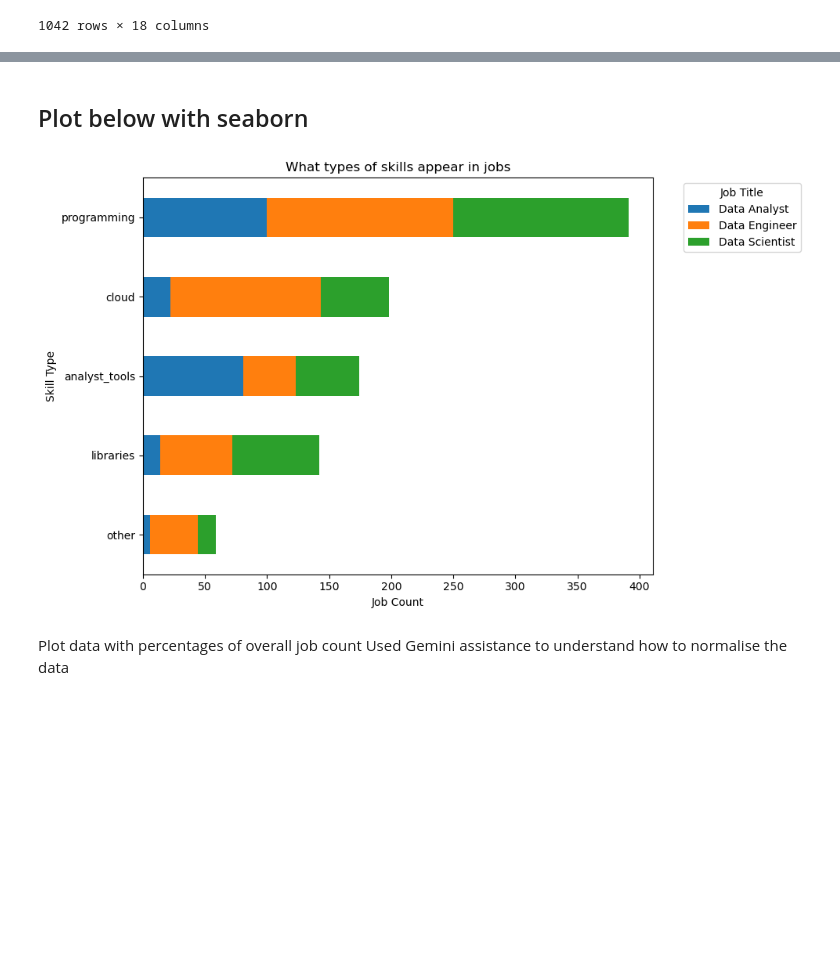
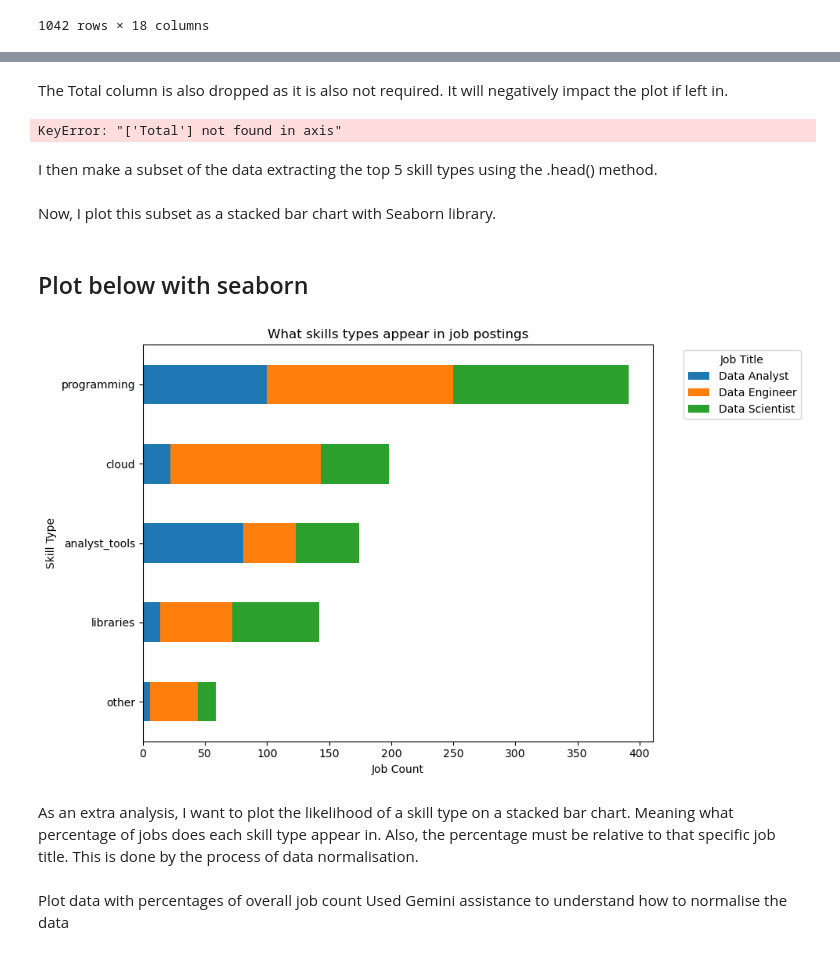
Before and after one commit to Mizan95/Project_Data_Analysis, a Jupyter notebook: 6_Best_Skill_Types.ipynb, the cells around one changed output, grey strips where cells are left out. Saved outputs shown, nothing was run; the diff lists cells and outputs as text; code cells hidden in the pictures; blank space fills up the shorter version.

Commit message:
Continue walkthrough text in 6_Best_skill_types Split 6 step dictionary explosion process into individual cells

```diff
--- a/6_Best_Skill_Types.ipynb
+++ b/6_Best_Skill_Types.ipynb
@@ -156,45 +287,38 @@ df_filtered
+# %% [markdown]
+The Total column is also dropped as it is also not required. It will negatively impact the plot if left in.
+# %%
+skills_job_pivot = skills_job_pivot.drop("Total", axis=1)
+
+skills_job_pivot
+# %% [output]
+KeyError: "['Total'] not found in axis"
+# %% [markdown]
+I then make a subset of the data extracting the top 5 skill types using the .head() method.
+# %%
+skills_job_pivot_plot_data = skills_job_pivot.head(5)
+# %% [markdown]
+Now, I plot this subset as a stacked bar chart with Seaborn library.
 # %% [markdown]
 ## Plot below with seaborn
 # %%
-df_UK_group = (df_filtered.groupby(["job_title_short", "skill_type"])["salary_year_avg"]
-    .agg(median_salary="median", job_count="count")
-    .reset_index()
-)
-
-df_UK_group["percentage"] = (df_UK_group["job_count"] / len(df_UK_copy)) * 100
-
-skills_job_pivot = (df_UK_group.pivot_table(
-    index="skill_type",
-    columns="job_title_short",
-    values="job_count",
-    aggfunc="sum",
-    fill_value=0,
-
-    margins=True,
-    margins_name="Total"
-)
-    .drop("Total", axis=0) # drop the Total row as it not required
-    .sort_values(by="Total", ascending=False) # sort values by Total column
-)
-
-skills_job_pivot_plot_data = skills_job_pivot.drop("Total", axis=1).head(5)
-
 skills_job_pivot_plot_data.plot(
     kind="barh",
     stacked=True,
 
     figsize=(10, 6),
 );
 
 
 plt.title("What skills types appear in job postings")
 plt.xlabel("Job Count")
 plt.ylabel("Skill Type")
-plt.gca().invert_yaxis()  # Puts the highest total skill at the top
+plt.gca().invert_yaxis()  # Puts the highest total skill type count at the top
 plt.legend(title="Job Title", bbox_to_anchor=(1.05, 1), loc='upper left') # Set anchor point and anchor top left of legend box to it
 plt.tight_layout()
 # %% [output]
-[figure, old version]
+[figure, new version]
+# %% [markdown]
+As an extra analysis, I want to plot the likelihood of a skill type on a stacked bar chart. Meaning what percentage of jobs does each skill type appear in. Also, the percentage must be relative to that specific job title. This is done by the process of data normalisation.
 # %% [markdown]
 Plot data with percentages of overall job count
 Used Gemini assistance to understand how to normalise the data
```
Also changed, not shown: parts of 20 cells of this notebook.
